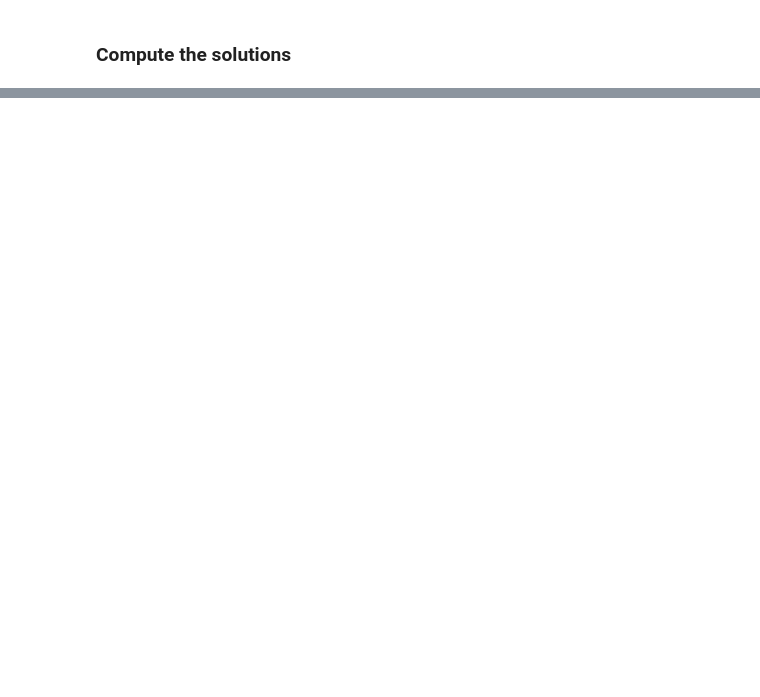
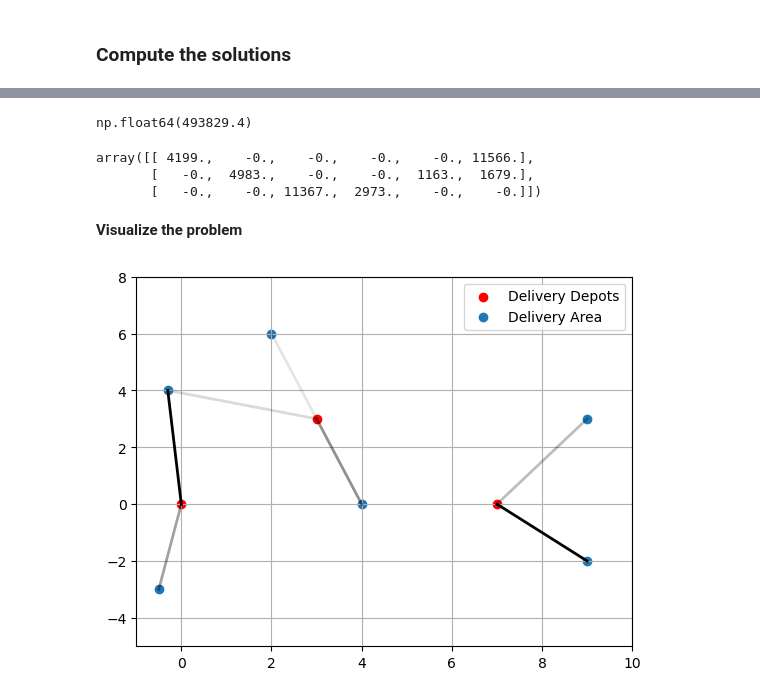
Before and after one commit to ffb-027/Math_441-Project1, a Jupyter notebook: MATH441_Project1.ipynb, the cells around one changed output, grey strips where cells are left out. Cells and saved outputs as stored; diff of their text form; code cells hidden in the pictures; blank space fills up the shorter version.

Commit message:
implementation for lp problem 1

```diff
--- a/MATH441_Project1.ipynb
+++ b/MATH441_Project1.ipynb
@@ -69,0 +98,18 @@ from scipy.optimize import linprog
+# %%
+# assign values to parameters
+m = 3 # the number of depots
+n = 6 # the number of target areas
+v = 50 # the speed of deliveryman on the path
+p = 50# the number of packages a deliveryman can carry with for one round trip
+c = 1 # cost on travel 1km
+H = 42 # the maximum working hours
+W = 100 # the maximum workers can hired at one depot
+
+
+d = np.array([[6.  , 8.7  , 22.2  , 22.5  , 8.4  , 6.9],
+                 [14.1  , 5.1  , 16.5  , 14.1  , 6.0  , 7.8],
+                 [18.6  , 8.1  , 6.6  , 7.2  , 15.9  , 18.]]) # distance of each path in km
+D = np.array([209937, 249125, 568322, 148625, 58120, 662248]) # demanded packages in each area
+# %%
+# set decision variables
+X = cp.Variable((m, n), integer=True) # X = [x_ij]
@@ -69,0 +125,30 @@ from scipy.optimize import linprog
+# %%
+prob_1.solve()
+# %% [output]
+np.float64(493829.4)
+# %%
+X.value
+# %% [output]
+array([[ 4199.,    -0.,    -0.,    -0.,    -0., 11566.],
+       [   -0.,  4983.,    -0.,    -0.,  1163.,  1679.],
+       [   -0.,    -0., 11367.,  2973.,    -0.,    -0.]])
+# %% [markdown]
+**Visualize the problem**
+# %%
+s_nodes = np.array([(0.,0.),(3.,3.),(7.,0.)])
+d_nodes = np.array([(-0.5,-3.),(4.,0.),(9.,-2.),(9.,3.),(2.,6.),(-0.3,4.)])
+
+plt.scatter(s_nodes[:,0],s_nodes[:,1],c='r')
+plt.scatter(d_nodes[:,0],d_nodes[:,1])
+
+max_X = X.value.max()
+
+for i in range(m):
+    for j in range(n):
+        plt.plot([s_nodes[i,0],d_nodes[j,0]],[s_nodes[i,1],d_nodes[j,1]],c='k',lw=2,alpha=np.abs(X.value[i,j])/max_X)
+
+plt.legend(['Delivery Depots','Delivery Area'],loc='upper right')
+plt.xlim([-1,10]), plt.ylim([-5,8]), plt.grid(True)
+plt.show()
+# %% [output]
+[figure, added]
```
Also changed, not shown: parts of 7 cells of this notebook.
